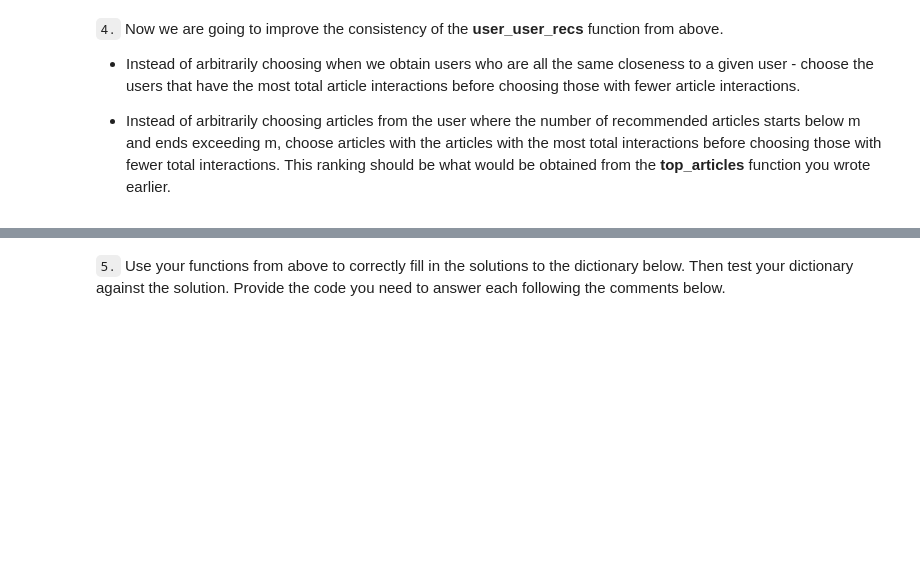
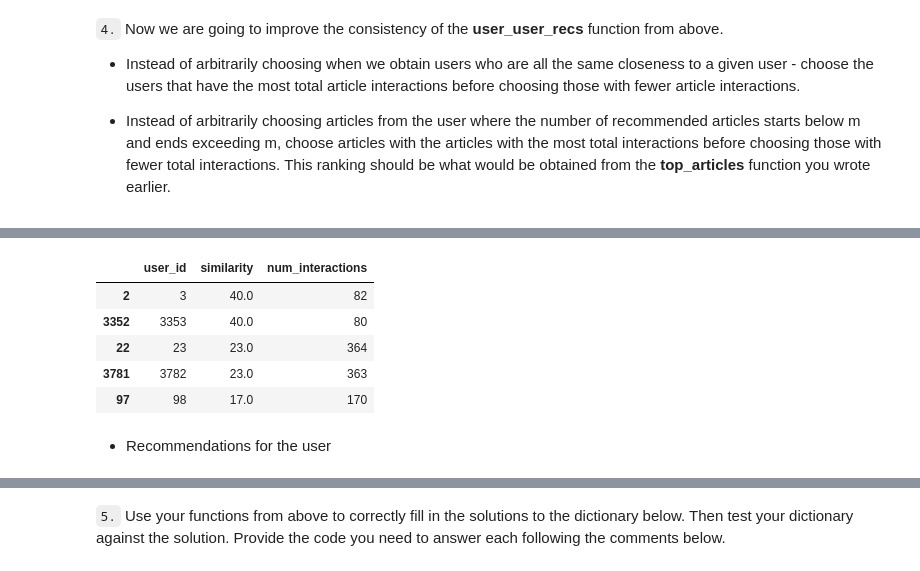
Before and after one commit to trhgvinh/udacity_NanodegreeDS_project3, a Jupyter notebook: Recommendations_with_IBM.ipynb, the cells around one changed output, grey strips where cells are left out. Drawn from its saved outputs; the diff is of its cells as text; code cells hidden in the pictures; blank space fills up the shorter version.

```diff
--- a/Recommendations_with_IBM.ipynb
+++ b/Recommendations_with_IBM.ipynb
@@ -1383,0 +1464,12 @@ AssertionError:
+# %%
+neighbors = neighbors.sort_values(by = ['similarity','num_interactions'], ascending = False)
+neighbors.head()
+# %% [output]
+|  | user_id | similarity | num_interactions |
+| 2 | 3 | 40.0 | 82 |
+| 3352 | 3353 | 40.0 | 80 |
+| 22 | 23 | 23.0 | 364 |
+| 3781 | 3782 | 23.0 | 363 |
+| 97 | 98 | 17.0 | 170 |
+# %% [markdown]
+- Recommendations for the user
```
Also changed, not shown: parts of 41 cells of this notebook.
